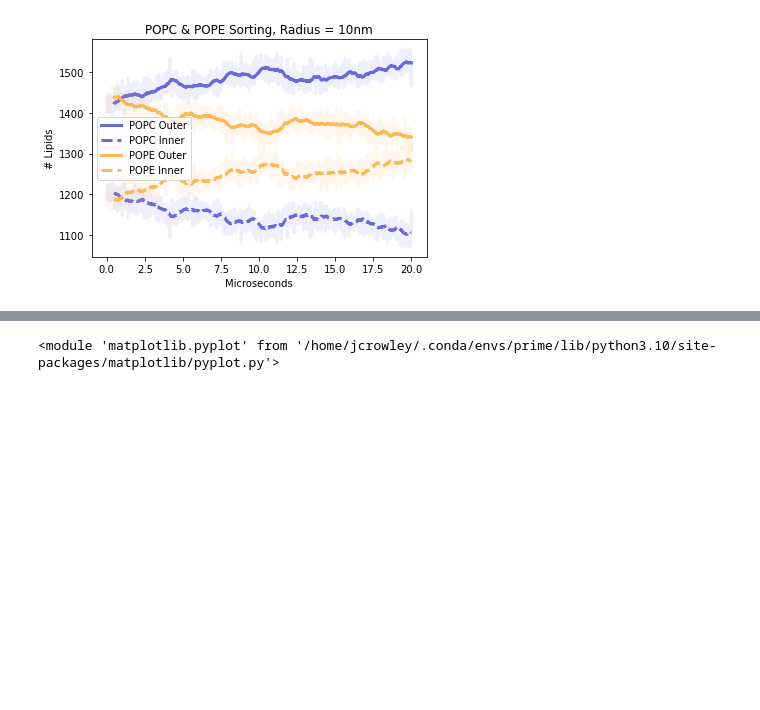
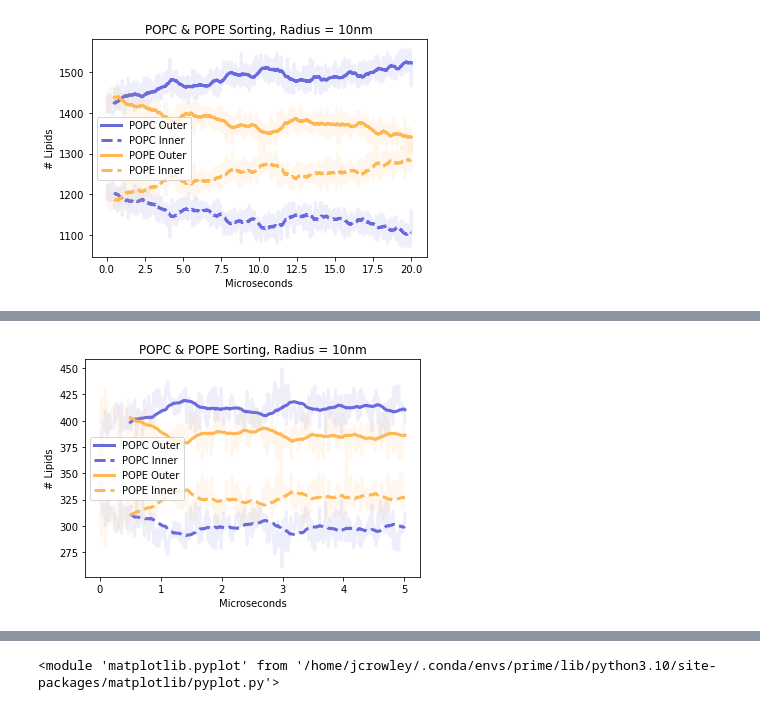
Before and after one commit to MoMS-MMSB/lipid_sorting, a Jupyter notebook: Sample Systems Analysis.ipynb, the cells around one changed output, grey strips where cells are left out. Cells and saved outputs as stored; diff of their text form; code cells hidden in the pictures; blank space fills up the shorter version.

```diff
--- a/Sample Systems Analysis.ipynb
+++ b/Sample Systems Analysis.ipynb
@@ -22,7 +22,7 @@ out_dir = "figures/Plots/"
 # %% [markdown]
 # DOPC & POPC
 # %%
-results = "test/example_results/"
+results = "example_results/"
 
 DOPC_POPC_10 = results + "DOPC_POPC_10.csv"
 
@@ -117,3 +117,6 @@ analysis_modules.csv_to_plot(POPC_POPE_10, ["POPC", "POPE"], bg = True, title="P
 # %% [output]
 <module 'matplotlib.pyplot' from '/home/jcrowley/.conda/envs/prime/lib/python3.10/site-packages/matplotlib/pyplot.py'>
 [figure]
+# %%
+analysis_modules.csv_to_plot(POPC_POPE_10_10, ["POPC", "POPE"], bg = True, title="POPC & POPE Sorting, Radius = 10nm", rolling=50, colours=colours, index_scaling=100, x_label = "Microseconds", out=out_dir + "POPC_POPE_r10_l10.png")
+# %% [output]
@@ -119,0 +124 @@ analysis_modules.csv_to_plot(POPC_POPE_10, ["POPC", "POPE"], bg = True, title="P
+[figure, added]
```
Also changed, not shown: parts of 6 cells of this notebook, 9 other files.
